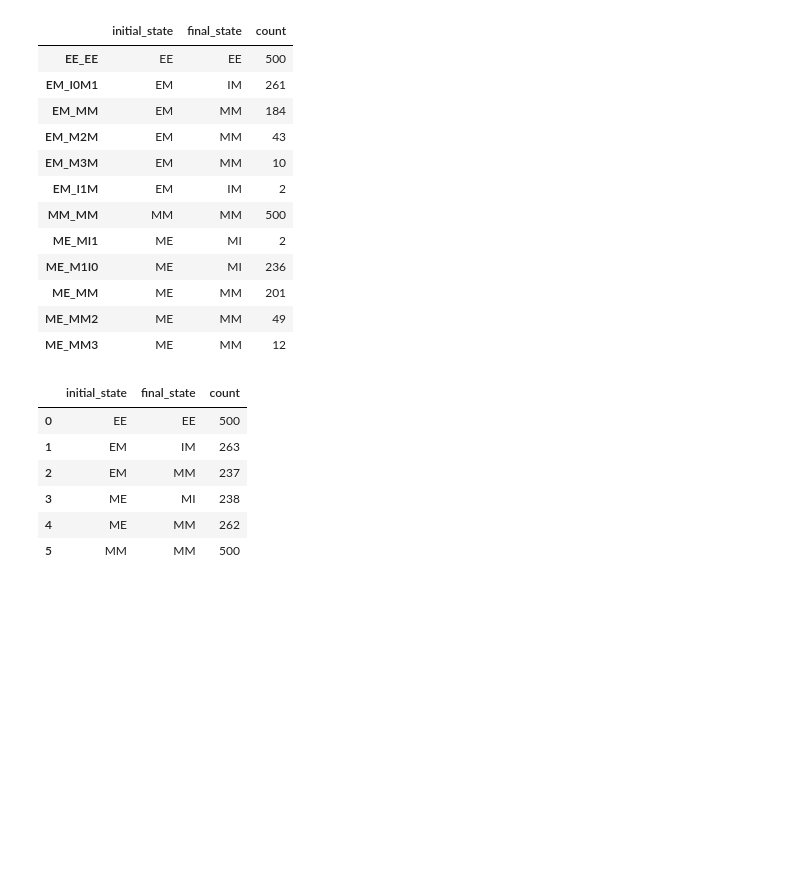
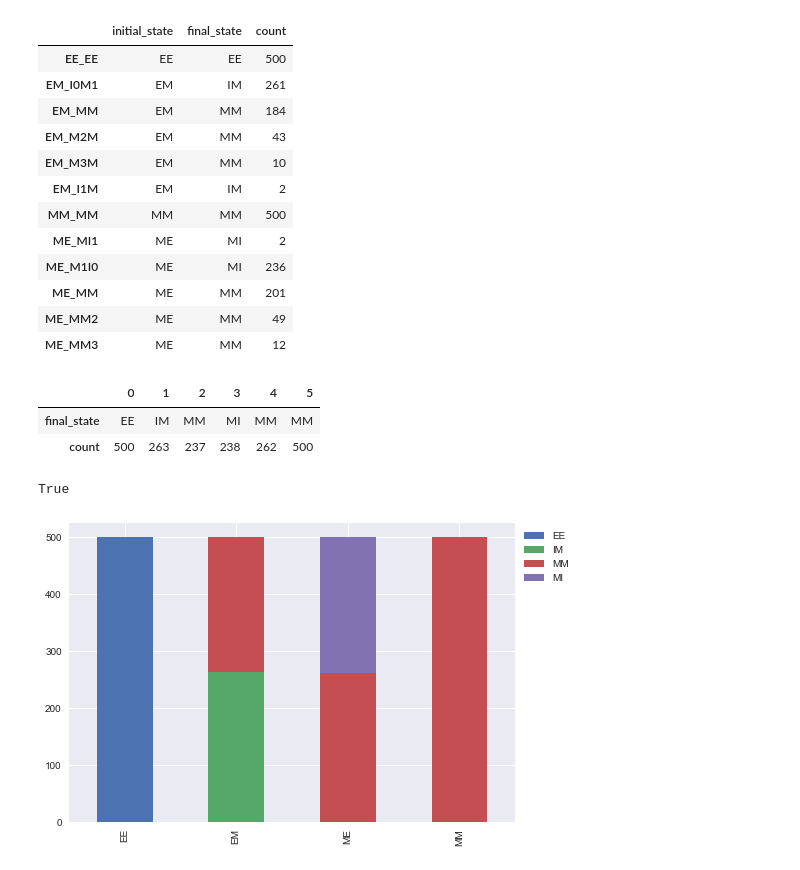
Before and after one commit to ftedo/simulation-files, a Jupyter notebook: analyser/Playground.ipynb, the cells around one changed output. Cells and saved outputs as stored; diff of their text form; code cells hidden in the pictures; blank space fills up the shorter version.

```diff
--- a/analyser/Playground.ipynb
+++ b/analyser/Playground.ipynb
@@ -101,6 +101,7 @@ final_states
 # %% [output]
 ['EE', 'IM', 'MM', 'MM', 'MM', 'IM', 'MM', 'MI', 'MI', 'MM', 'MM', 'MM']
 # %%
+final_states_df.insert(0, 'initial_state', initial_states)
 final_states_df.insert(0, 'final_state', final_states)
 final_states_df.insert(0, 'attractors', attractors)
 # %%
@@ -120,12 +121,28 @@ final_states_df[['initial_state', 'final_state', 'count']]
 | ME_MM2 | ME | MM | 49 |
 | ME_MM3 | ME | MM | 12 |
 # %%
-pd.DataFrame(final_states_df.groupby(['initial_state', 'final_state'])['count'].sum()).reset_index()
+df2=pd.DataFrame(final_states_df.groupby(['initial_state', 'final_state'])['count'].sum())
+df3=df2.reset_index()
-# %% [output]
-|  | initial_state | final_state | count |
-| 0 | EE | EE | 500 |
-| 1 | EM | IM | 263 |
-| 2 | EM | MM | 237 |
-| 3 | ME | MI | 238 |
-| 4 | ME | MM | 262 |
-| 5 | MM | MM | 500 |
+# %%
+df3[['final_state', 'count']].transpose()
+# %% [output]
+|  | 0 | 1 | 2 | 3 | 4 | 5 |
+| final_state | EE | IM | MM | MI | MM | MM |
+| count | 500 | 263 | 237 | 238 | 262 | 500 |
+# %%
+df3 = pd.DataFrame(final_states_df.groupby(['initial_state', 'attractors'])['count'].sum())
+# %%
+'EE' in df2.loc['EE'].index
+# %% [output]
+True
+# %%
+init = df3.initial_state.unique()
+final = df3.final_state.unique()
+
+matrix = [{fin: df2.loc[init_s, fin][0] if fin in df2.loc[init_s].index else 0 for fin in final} for init_s in init]
+# %%
+pd.DataFrame(matrix, index=init).plot.bar(stacked=True)
+plt.legend(loc='upper left', bbox_to_anchor=(1.0, 1.0))
+plt.show()
+# %% [output]
+[figure, added]
```
Also changed, not shown: parts of 8 cells of this notebook, 5 other files.
